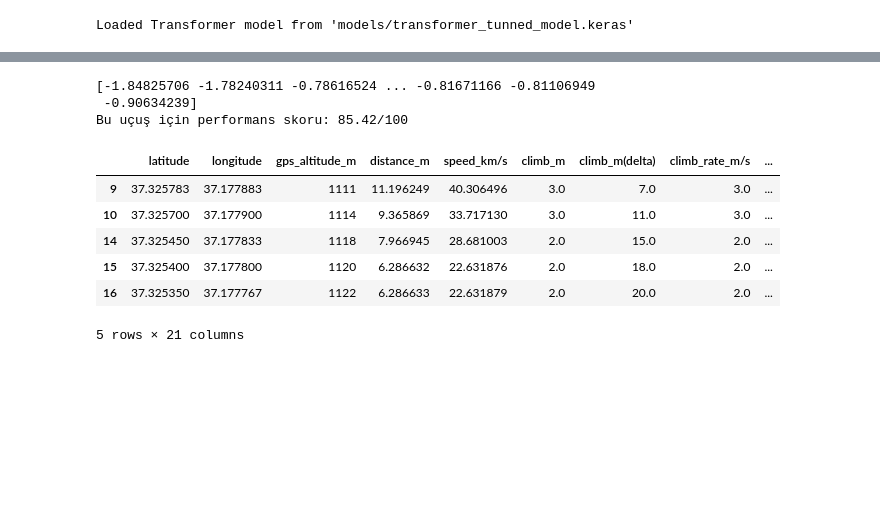
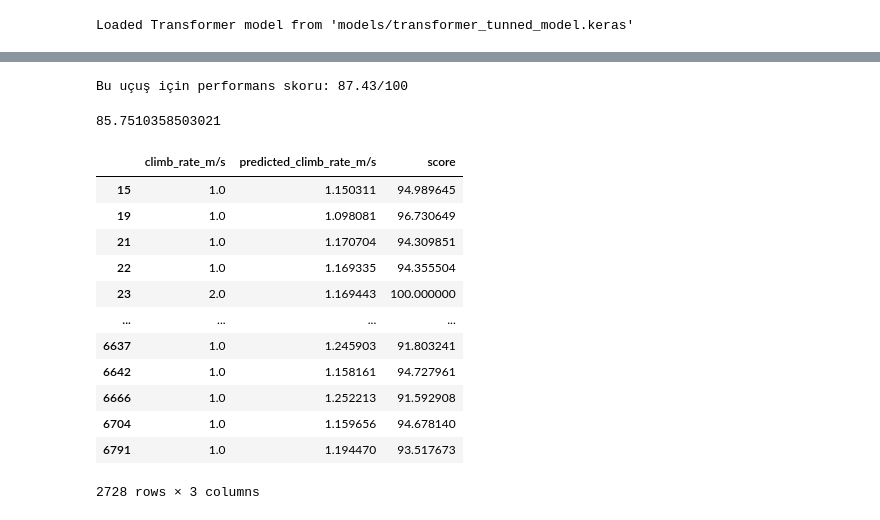
Before and after one commit to SerkanKurd/Paragliding_Flight_Analyses, a Jupyter notebook: scripts/flight_analyse_scoring.ipynb, the cells around one changed output, grey strips where cells are left out. Drawn from its saved outputs; the diff is of its cells as text; code cells hidden in the pictures; blank space fills up the shorter version.

```diff
--- a/scripts/flight_analyse_scoring.ipynb
+++ b/scripts/flight_analyse_scoring.ipynb
@@ -66,9 +90,8 @@ feature_cols = [c for c in df_new.columns if c != 'climb_rate_m/s']
 # %% [output]
 Loaded Transformer model from 'models/transformer_tunned_model.keras'
 # %%
-
 # --- 3. Scale features ---
-X_new = df_new[feature_cols].values.astype(np.float32)
+X_new = df[feature_cols].values.astype(np.float32)
 X_new_scaled = scaler.transform(X_new)
 
 # --- 4. Create sliding‐window dataset for inference ---
@@ -92,10 +115,10 @@ preds = model.predict(predict_ds).flatten()
 # number of windows = N – T + 1
 preds = model.predict(predict_ds).flatten()
 # Align preds to df_new by taking index[T-1:]
-indices = df_new.index[T-1:]
+indices = df.index[T-1:]
 # Just in case, truncate to the same length:
 indices = indices[: len(preds)]
 
-indices = df_new.index[T-1 : T-1 + len(preds)]
-df_new.loc[indices, 'predicted_climb_rate_m/s'] = preds
+indices = df.index[T-1 : T-1 + len(preds)]
+df.loc[indices, 'predicted_climb_rate_m/s'] = preds
 # %% [output]
@@ -109,6 +127,6 @@ See the caveats in the documentation: https://pandas.pydata.org/pandas-docs/stab
 # %%
-df_new = df_new[df_new['predicted_climb_rate_m/s'].notna()]
-df_new = df_new[df_new['climb_rate_m/s'] > 1]
-df_new.head()
+df = df[df['predicted_climb_rate_m/s'].notna()]
+df = df[df['climb_rate_m/s'] > 0]
+df.head()
 # %% [output]
 |  | latitude | longitude | gps_altitude_m | distance_m | speed_km/s | climb_m | climb_m(delta) | climb_rate_m/s | ... |
@@ -147,36 +165,45 @@ Centered Cosine: 4.44%
 # %%
 # 1) Gerçek ve tahmin verilerini oku
-y_true = df_new['climb_rate_m/s'].values
-y_pred = df_new['predicted_climb_rate_m/s'].values
+y_true = df['climb_rate_m/s'].values
+y_pred = df['predicted_climb_rate_m/s'].values
 
 # 2) Parametreler
-E_max       = 2.0    # 2 m/s üzerindeki hataları sıfır kabul et
+E_max = 3.0    # 2 m/s üzerindeki hataları sıfır kabul et
 
 # 3) Zaman adımı puanları
-errors = y_pred - y_true
-print(errors)
+errors = y_true - y_pred
 score_t = np.clip(1 - (errors / E_max), 0, 1) * 100
-
 
 # Her adım en fazla 100 olmalı
 flight_score = score_t.mean()
 
 print(f"Bu uçuş için performans skoru: {flight_score:.2f}/100")
 # %% [output]
-[-1.84825706 -1.78240311 -0.78616524 ... -0.81671166 -0.81106949
- -0.90634239]
-Bu uçuş için performans skoru: 85.42/100
+Bu uçuş için performans skoru: 87.43/100
 # %%
 def calc_score(row):
-    return row['predicted_climb_rate_m/s'] - row['climb_rate_m/s']
+    error =  row['predicted_climb_rate_m/s'] - row['climb_rate_m/s']
+    return (1-(np.clip(error, 0, E_max)/E_max))*100
 
-df_new["score"] = df_new.apply(calc_score, axis=1)
-df_new.head()
+
+df["score"] = df.apply(calc_score, axis=1)
+print(df["score"].mean())
+
+
+
+df[["climb_rate_m/s", "predicted_climb_rate_m/s", "score"]]
 # %% [output]
+85.7510358503021
-|  | latitude | longitude | gps_altitude_m | distance_m | speed_km/s | climb_m | climb_m(delta) | climb_rate_m/s | ... |
-| 9 | 37.325783 | 37.177883 | 1111 | 11.196249 | 40.306496 | 3.0 | 7.0 | 3.0 | ... |
-| 10 | 37.325700 | 37.177900 | 1114 | 9.365869 | 33.717130 | 3.0 | 11.0 | 3.0 | ... |
-| 14 | 37.325450 | 37.177833 | 1118 | 7.966945 | 28.681003 | 2.0 | 15.0 | 2.0 | ... |
-| 15 | 37.325400 | 37.177800 | 1120 | 6.286632 | 22.631876 | 2.0 | 18.0 | 2.0 | ... |
-| 16 | 37.325350 | 37.177767 | 1122 | 6.286633 | 22.631879 | 2.0 | 20.0 | 2.0 | ... |
+|  | climb_rate_m/s | predicted_climb_rate_m/s | score |
+| 15 | 1.0 | 1.150311 | 94.989645 |
+| 19 | 1.0 | 1.098081 | 96.730649 |
+| 21 | 1.0 | 1.170704 | 94.309851 |
+| 22 | 1.0 | 1.169335 | 94.355504 |
+| 23 | 2.0 | 1.169443 | 100.000000 |
+| ... | ... | ... | ... |
+| 6637 | 1.0 | 1.245903 | 91.803241 |
+| 6642 | 1.0 | 1.158161 | 94.727961 |
+| 6666 | 1.0 | 1.252213 | 91.592908 |
+| 6704 | 1.0 | 1.159656 | 94.678140 |
+| 6791 | 1.0 | 1.194470 | 93.517673 |
-5 rows × 21 columns
+2728 rows × 3 columns
```
Also changed, not shown: parts of 10 cells of this notebook.
